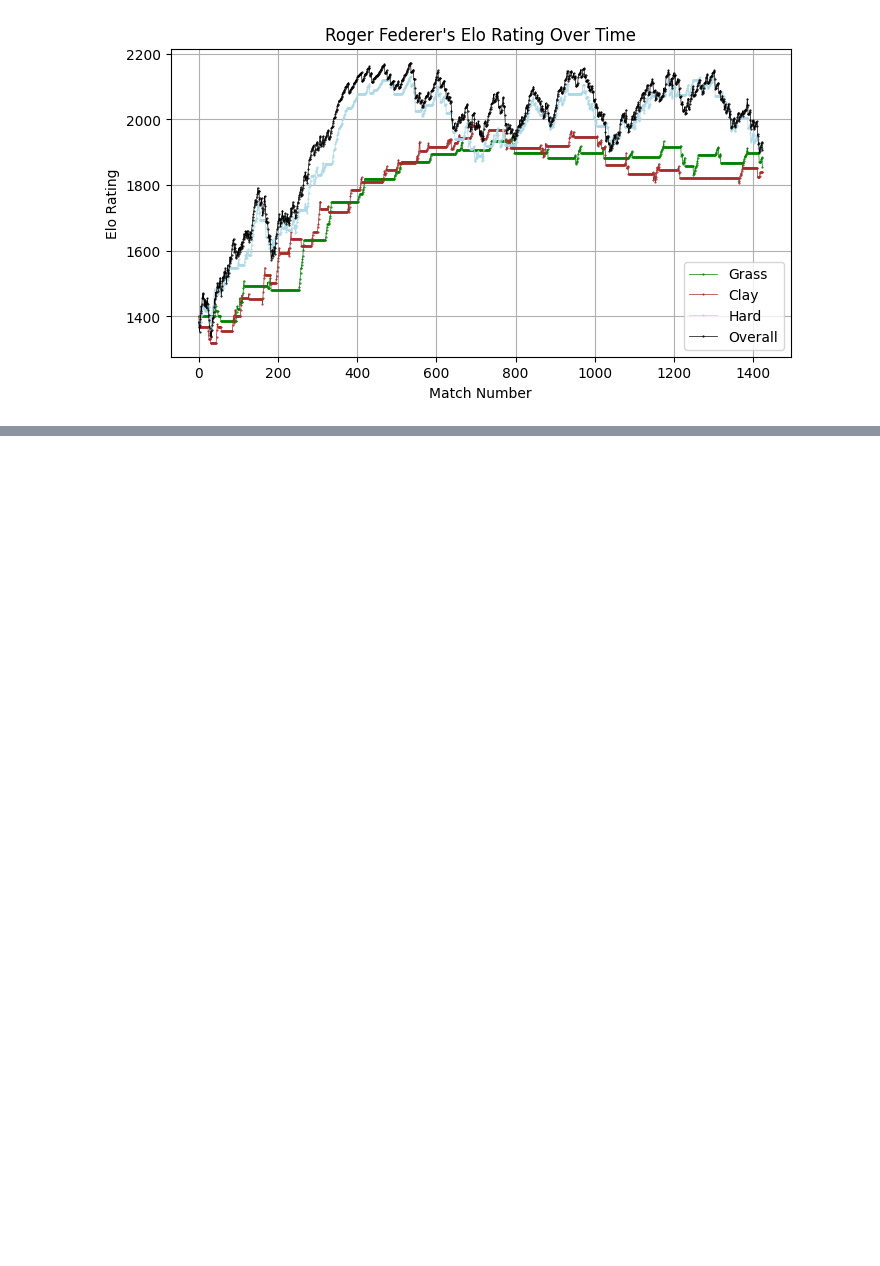
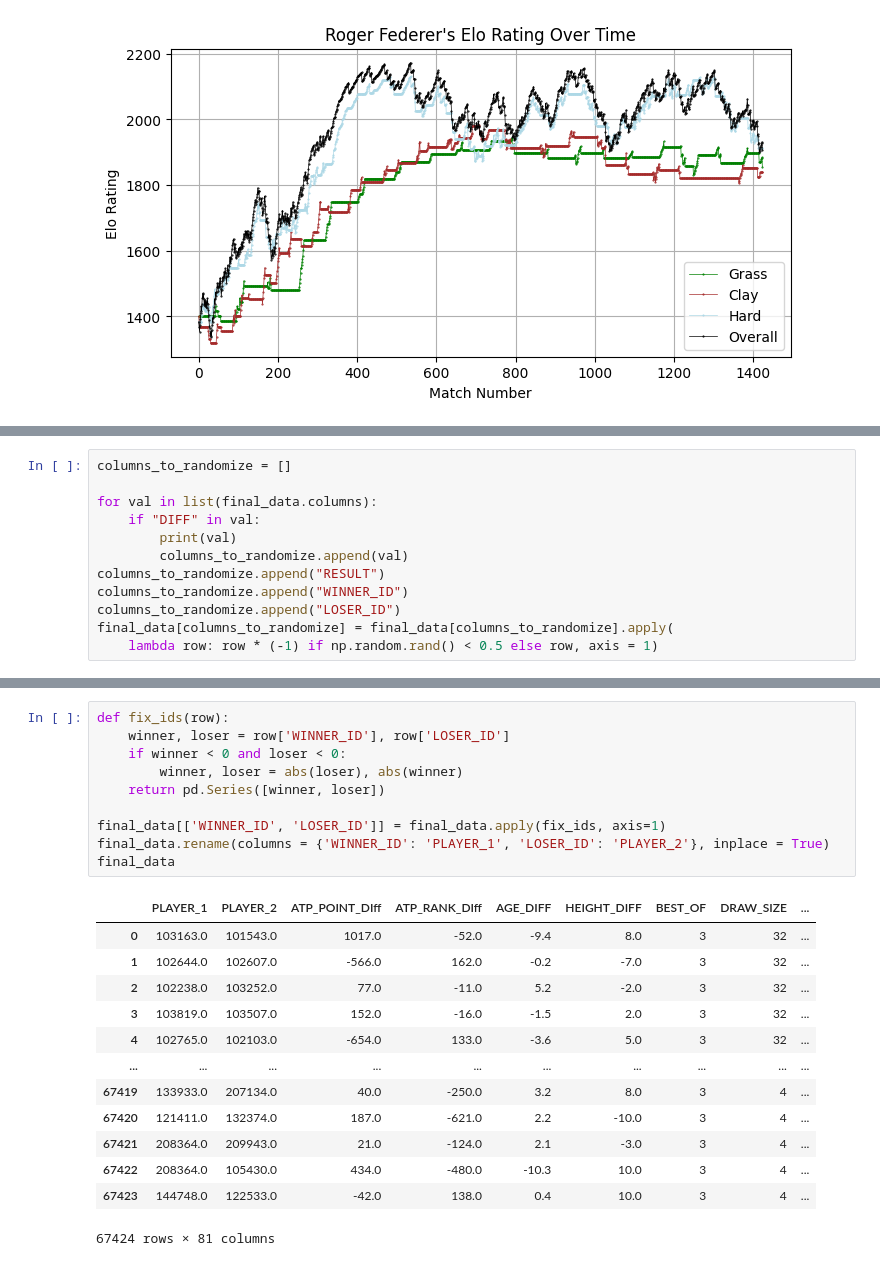
Before and after one commit to Pingeor11/Tennis-Prediction, a Jupyter notebook: code/trytennisagain.ipynb, the cells around one changed output, grey strips where cells are left out. Drawn from its saved outputs; the diff is of its cells as text; blank space fills up the shorter version.

Commit message:
add randomisation

```diff
--- a/code/trytennisagain.ipynb
+++ b/code/trytennisagain.ipynb
@@ -560,0 +473,12 @@ print(f"MLP: {mlp_probs.min():.3f} to {mlp_probs.max():.3f}")
+# %%
+columns_to_randomize = []
+
+for val in list(final_data.columns):
+    if "DIFF" in val:
+        print(val)
+        columns_to_randomize.append(val)
+columns_to_randomize.append("RESULT")
+columns_to_randomize.append("WINNER_ID")
+columns_to_randomize.append("LOSER_ID")
+final_data[columns_to_randomize] = final_data[columns_to_randomize].apply(
+    lambda row: row * (-1) if np.random.rand() < 0.5 else row, axis = 1)
@@ -560,0 +503,24 @@ print(f"MLP: {mlp_probs.min():.3f} to {mlp_probs.max():.3f}")
+# %%
+def fix_ids(row):
+    winner, loser = row['WINNER_ID'], row['LOSER_ID']
+    if winner < 0 and loser < 0:
+        winner, loser = abs(loser), abs(winner)
+    return pd.Series([winner, loser])
+
+final_data[['WINNER_ID', 'LOSER_ID']] = final_data.apply(fix_ids, axis=1)
+final_data.rename(columns = {'WINNER_ID': 'PLAYER_1', 'LOSER_ID': 'PLAYER_2'}, inplace = True)
+final_data
+# %% [output]
+|  | PLAYER_1 | PLAYER_2 | ATP_POINT_DIff | ATP_RANK_DIff | AGE_DIFF | HEIGHT_DIFF | BEST_OF | DRAW_SIZE | ... |
+| 0 | 103163.0 | 101543.0 | 1017.0 | -52.0 | -9.4 | 8.0 | 3 | 32 | ... |
+| 1 | 102644.0 | 102607.0 | -566.0 | 162.0 | -0.2 | -7.0 | 3 | 32 | ... |
+| 2 | 102238.0 | 103252.0 | 77.0 | -11.0 | 5.2 | -2.0 | 3 | 32 | ... |
+| 3 | 103819.0 | 103507.0 | 152.0 | -16.0 | -1.5 | 2.0 | 3 | 32 | ... |
+| 4 | 102765.0 | 102103.0 | -654.0 | 133.0 | -3.6 | 5.0 | 3 | 32 | ... |
+| ... | ... | ... | ... | ... | ... | ... | ... | ... | ... |
+| 67419 | 133933.0 | 207134.0 | 40.0 | -250.0 | 3.2 | 8.0 | 3 | 4 | ... |
+| 67420 | 121411.0 | 132374.0 | 187.0 | -621.0 | 2.2 | -10.0 | 3 | 4 | ... |
+| 67421 | 208364.0 | 209943.0 | 21.0 | -124.0 | 2.1 | -3.0 | 3 | 4 | ... |
+| 67422 | 208364.0 | 105430.0 | 434.0 | -480.0 | -10.3 | 10.0 | 3 | 4 | ... |
+| 67423 | 144748.0 | 122533.0 | -42.0 | 138.0 | 0.4 | 10.0 | 3 | 4 | ... |
+67424 rows × 81 columns
```
Also changed, not shown: parts of 7 cells of this notebook, 1 other file.
